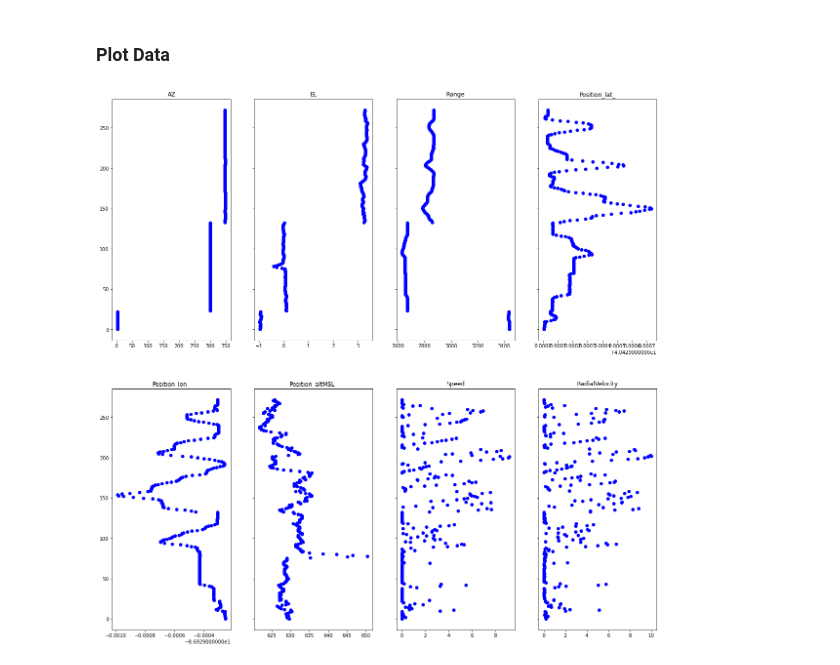
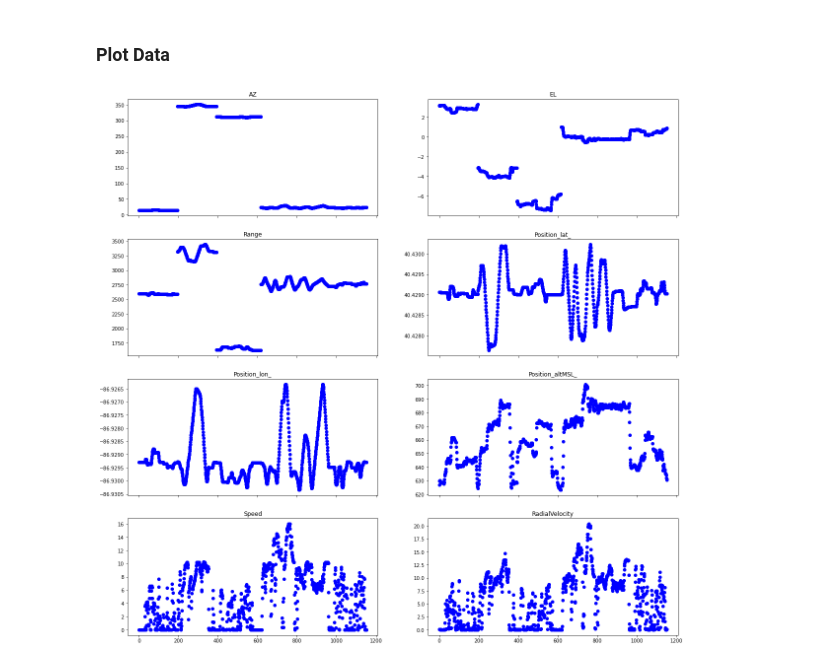
Before and after one commit to tuckerdickson/RADAR-Declutter, a Jupyter notebook: notebooks/gpsConversion.ipynb, the cells around one changed output. Cells and saved outputs as stored; diff of their text form; code cells hidden in the pictures.

```diff
--- a/notebooks/gpsConversion.ipynb
+++ b/notebooks/gpsConversion.ipynb
@@ -244,11 +248,11 @@ df_gps.to_csv('..\data/raw/processedGPSData.csv', index=False)
 # %%
 graph = ['AZ', 'EL', 'Range', 'Position_lat_', 'Position_lon_',
        'Position_altMSL_', 'Speed', 'RadialVelocity']
 
-fig, axes = plt.subplots(ncols=4, nrows=2, figsize=(20,20), sharey=True)
+fig, axes = plt.subplots(ncols=2, nrows=4, figsize=(20,20), sharex=True)
 
 for i, ax in enumerate(axes.flatten()):
-    plot = ax.scatter(df_gps[graph[i]], np.arange(len(df_gps['RadialVelocity'])), c='blue')
+    plot = ax.scatter(np.arange(len(df_gps['RadialVelocity'])), df_gps[graph[i]], c='blue')
     ax.set_title(graph[i])
 # %% [output]
-[figure, old version]
+[figure, new version]
```
Also changed, not shown: parts of 2 cells of this notebook, 5 other files.
